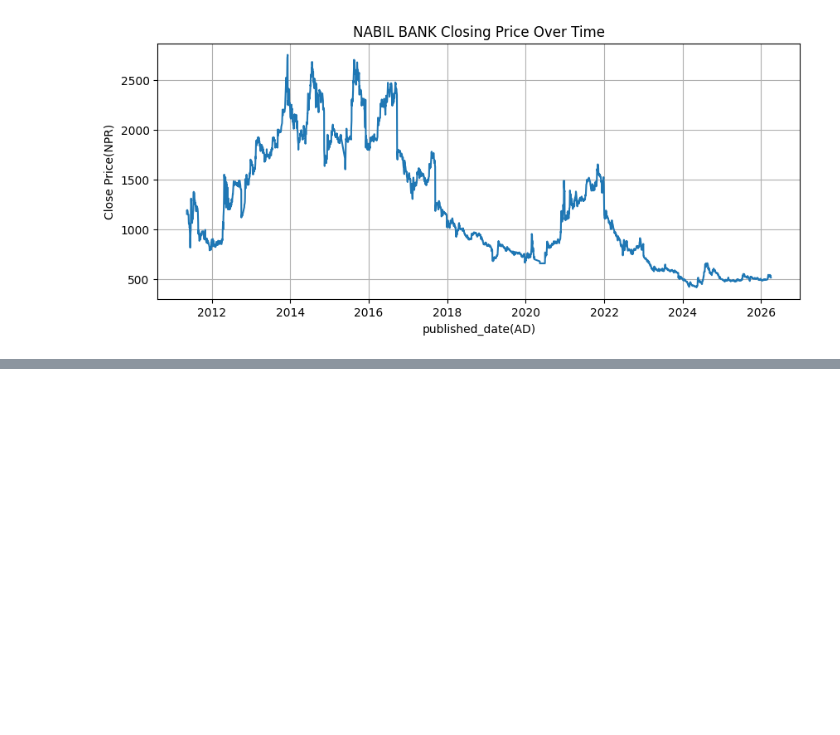
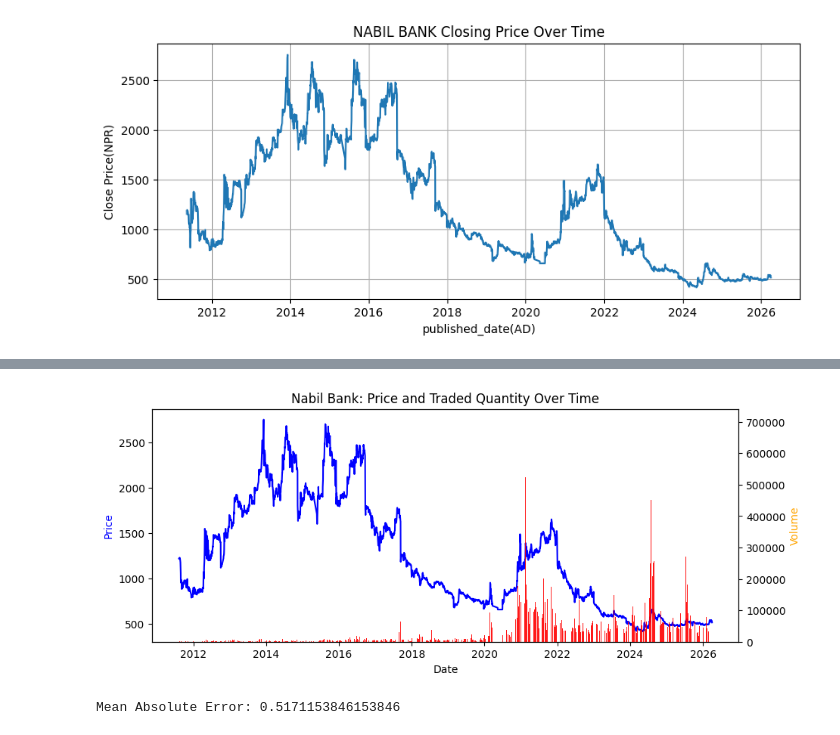
Before and after one commit to Arjan-7/Scikitlearn_py, a Jupyter notebook: NABIL_project.ipynb, the cells around one changed output, grey strips where cells are left out. Cells and saved outputs as stored; diff of their text form; code cells hidden in the pictures; blank space fills up the shorter version.

```diff
--- a/NABIL_project.ipynb
+++ b/NABIL_project.ipynb
@@ -41,0 +60,4 @@ plt.show()
+# %%
+df["Return_1d"] = df["close"].pct_change()
+df["Target_Up"] = (df["close"].shift(-1) > df["close"]).astype(int)
+df = df.dropna()
@@ -41,0 +91,8 @@ plt.show()
+# %%
+df["Volume"] = df["traded_quantity"]
+df["Turnover"] = df["traded_amount"]
+
+df["Vol_MA_5"] = df["Volume"].rolling(5).mean()
+df["Vol_MA_20"] = df["Volume"].rolling(20).mean()
+
+df = df.dropna()
@@ -41,0 +102,29 @@ plt.show()
+# %%
+import matplotlib.pyplot as plt
+
+fig, ax1 = plt.subplots(figsize=(10, 4))
+
+ax1.plot(df.index, df["close"], color="blue", label="Close Price")
+ax1.set_xlabel("Date")
+ax1.set_ylabel("Price", color="blue")
+
+ax2 = ax1.twinx()
+ax2.bar(df.index, df["Volume"], alpha=0.9, color="RED", label="Traded Quantity")
+ax2.set_ylabel("Volume", color="orange")
+
+plt.title("Nabil Bank: Price and Traded Quantity Over Time")
+plt.show()
+# %% [output]
+[figure, added]
+# %%
+from sklearn.ensemble import RandomForestRegressor
+from sklearn.metrics import mean_absolute_error
+model = RandomForestRegressor(random_state=42)
+model.fit(X_train, y_train)
+
+y_pred = model.predict(X_test)
+
+mae = mean_absolute_error(y_test, y_pred)
+print("Mean Absolute Error:", mae)
+# %% [output]
+Mean Absolute Error: 0.5171153846153846
```
Also changed, not shown: parts of 6 cells of this notebook.
